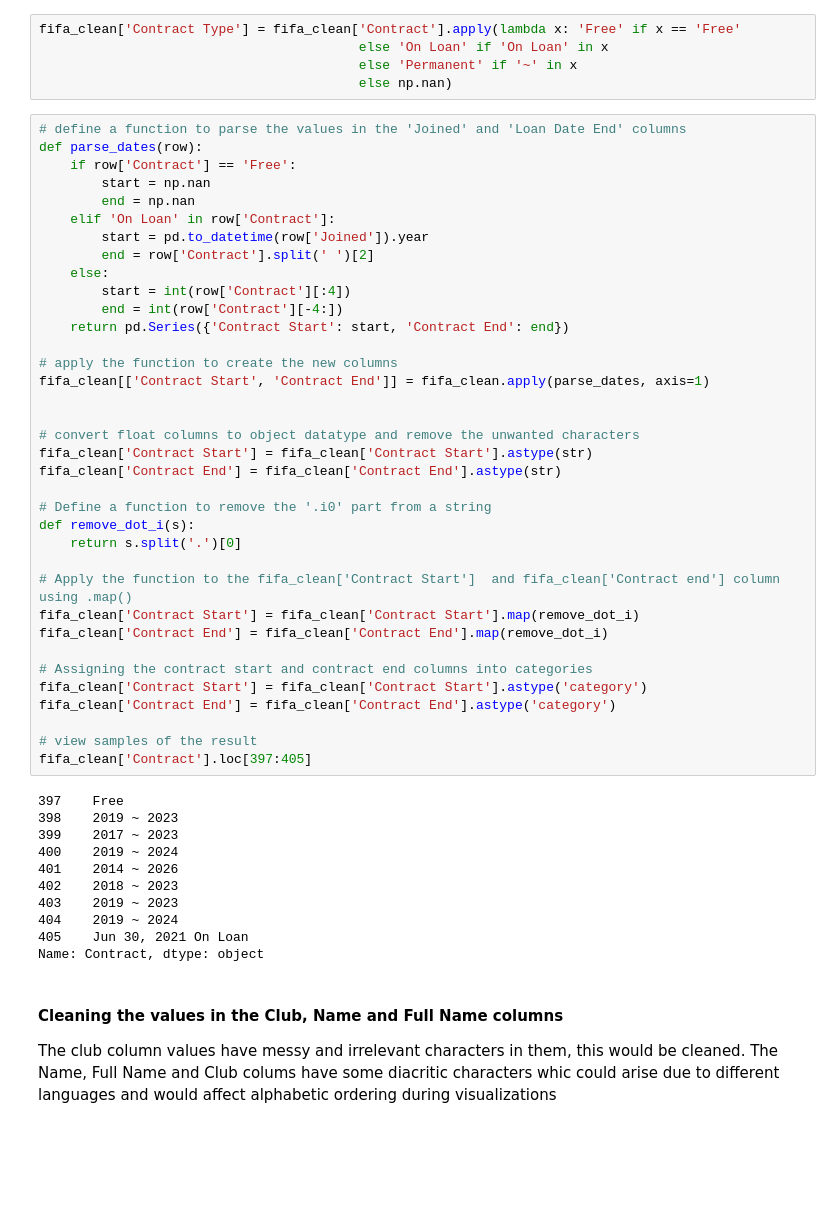
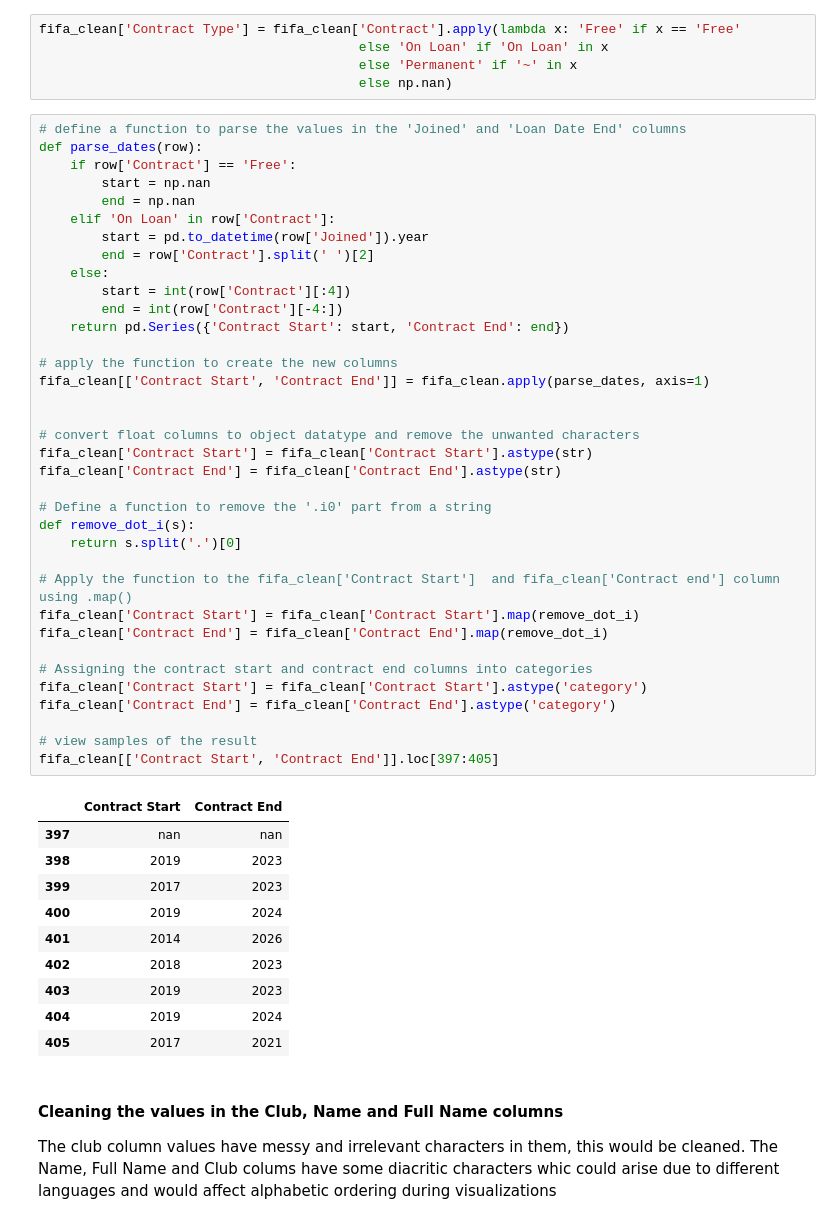
Before and after one commit to ClintonNwokocha/Cleaning_Data_Using_Python, a Jupyter notebook: Data Cleaning (fifa 21 dataset).ipynb, the cells around one changed output. Drawn from its saved outputs; the diff is of its cells as text; blank space fills up the shorter version.

```diff
--- a/Data Cleaning (fifa 21 dataset).ipynb
+++ b/Data Cleaning (fifa 21 dataset).ipynb
@@ -265,44 +256,44 @@ def parse_dates(row):
     elif 'On Loan' in row['Contract']:
         start = pd.to_datetime(row['Joined']).year
         end = row['Contract'].split(' ')[2]
     else:
         start = int(row['Contract'][:4])
         end = int(row['Contract'][-4:])
     return pd.Series({'Contract Start': start, 'Contract End': end})
 
 # apply the function to create the new columns
 fifa_clean[['Contract Start', 'Contract End']] = fifa_clean.apply(parse_dates, axis=1)
 
 
 # convert float columns to object datatype and remove the unwanted characters
 fifa_clean['Contract Start'] = fifa_clean['Contract Start'].astype(str)
 fifa_clean['Contract End'] = fifa_clean['Contract End'].astype(str)
 
 # Define a function to remove the '.i0' part from a string
 def remove_dot_i(s):
     return s.split('.')[0]
 
 # Apply the function to the fifa_clean['Contract Start']  and fifa_clean['Contract end'] column using .map()
 fifa_clean['Contract Start'] = fifa_clean['Contract Start'].map(remove_dot_i)
 fifa_clean['Contract End'] = fifa_clean['Contract End'].map(remove_dot_i)
 
 # Assigning the contract start and contract end columns into categories
 fifa_clean['Contract Start'] = fifa_clean['Contract Start'].astype('category')
 fifa_clean['Contract End'] = fifa_clean['Contract End'].astype('category')
 
 # view samples of the result
-fifa_clean['Contract'].loc[397:405]
+fifa_clean[['Contract Start', 'Contract End']].loc[397:405]
 # %% [output]
-397    Free
-398    2019 ~ 2023
-399    2017 ~ 2023
-400    2019 ~ 2024
-401    2014 ~ 2026
-402    2018 ~ 2023
-403    2019 ~ 2023
-404    2019 ~ 2024
-405    Jun 30, 2021 On Loan
-Name: Contract, dtype: object
+|  | Contract Start | Contract End |
+| 397 | nan | nan |
+| 398 | 2019 | 2023 |
+| 399 | 2017 | 2023 |
+| 400 | 2019 | 2024 |
+| 401 | 2014 | 2026 |
+| 402 | 2018 | 2023 |
+| 403 | 2019 | 2023 |
+| 404 | 2019 | 2024 |
+| 405 | 2017 | 2021 |
 # %% [markdown]
 #### Cleaning the values in the Club, Name and Full Name columns
 
```
Also changed, not shown: parts of 34 cells of this notebook.
